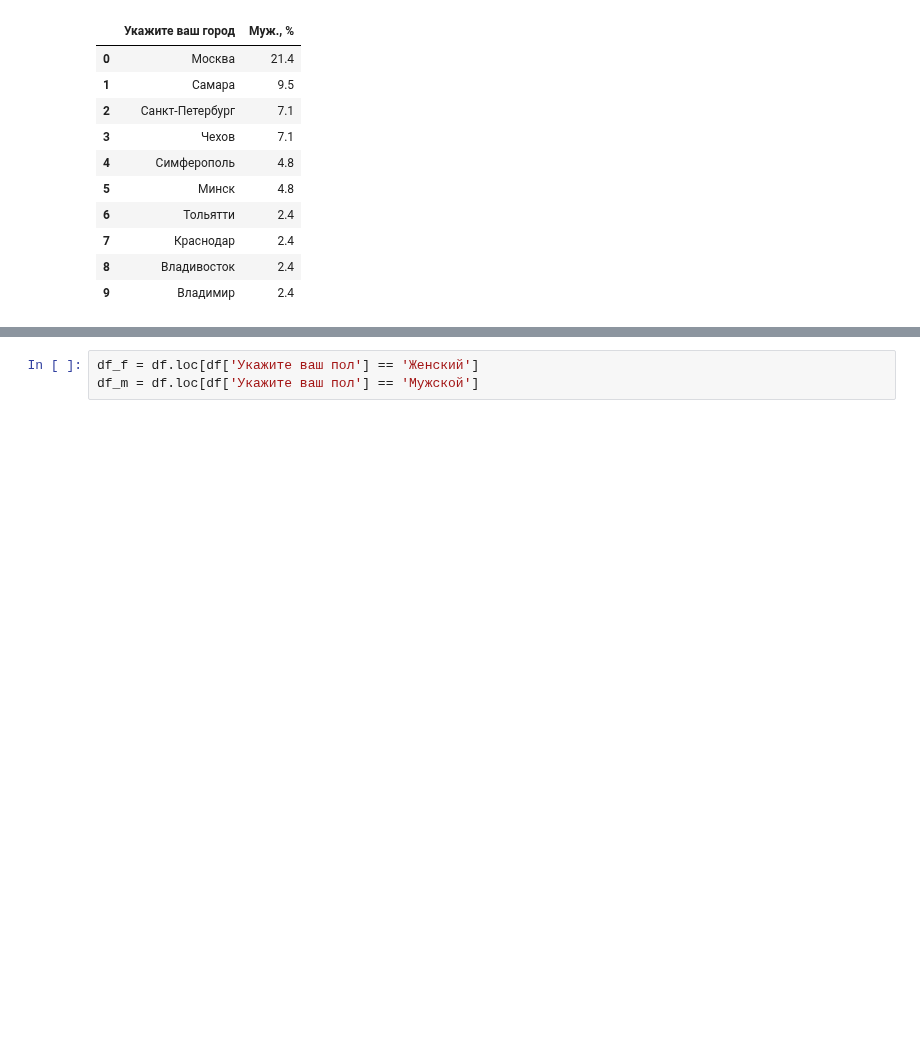
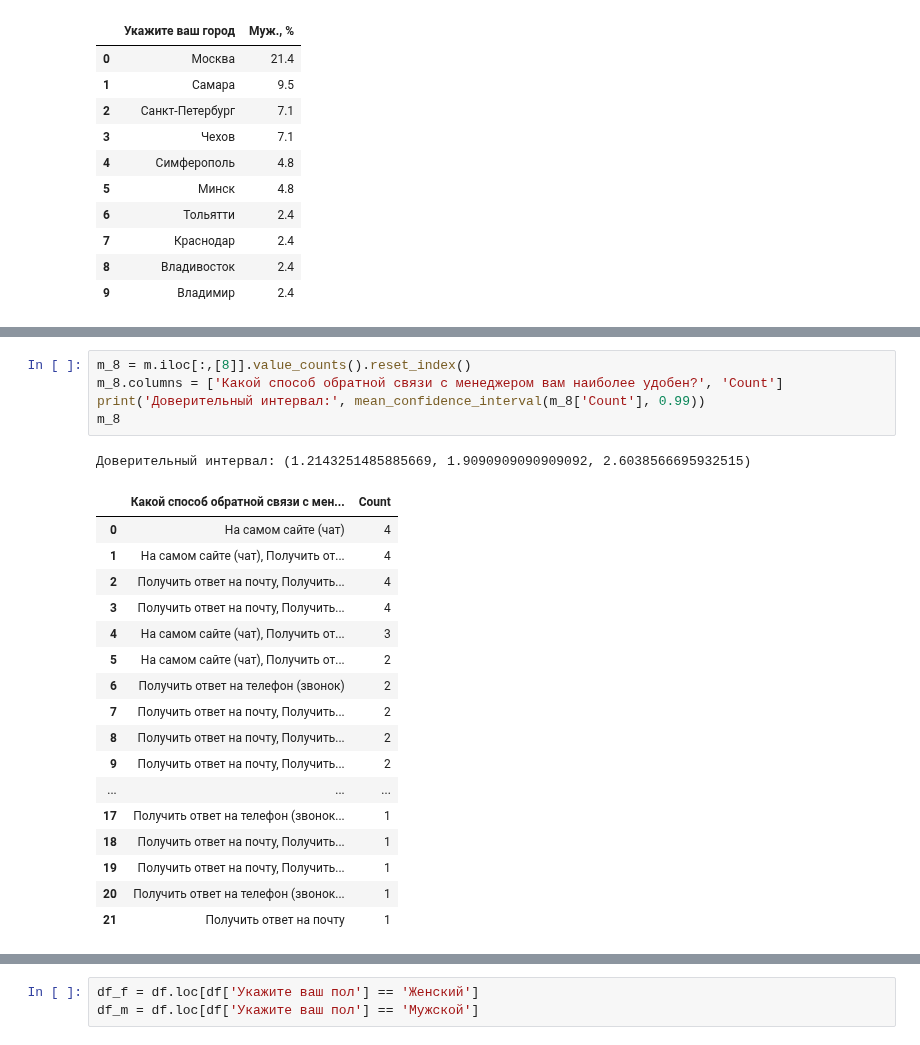
Before and after one commit to Gralex78/Home-Work-PYDA-20, a Jupyter notebook: 28_Grow/Grow.ipynb, the cells around one changed output, grey strips where cells are left out. Drawn from its saved outputs; the diff is of its cells as text; blank space fills up the shorter version.

```diff
--- a/28_Grow/Grow.ipynb
+++ b/28_Grow/Grow.ipynb
@@ -1347,0 +1724,24 @@ print('Доверительный интервал:', mean_confidence_interval(d
+# %%
+m_8 = m.iloc[:,[8]].value_counts().reset_index()
+m_8.columns = ['Какой способ обратной связи с менеджером вам наиболее удобен?', 'Count']
+print('Доверительный интервал:', mean_confidence_interval(m_8['Count'], 0.99))
+m_8
+# %% [output]
+Доверительный интервал: (1.2143251485885669, 1.9090909090909092, 2.6038566695932515)
+|  | Какой способ обратной связи с мен... | Count |
+| 0 | На самом сайте (чат) | 4 |
+| 1 | На самом сайте (чат), Получить от... | 4 |
+| 2 | Получить ответ на почту, Получить... | 4 |
+| 3 | Получить ответ на почту, Получить... | 4 |
+| 4 | На самом сайте (чат), Получить от... | 3 |
+| 5 | На самом сайте (чат), Получить от... | 2 |
+| 6 | Получить ответ на телефон (звонок) | 2 |
+| 7 | Получить ответ на почту, Получить... | 2 |
+| 8 | Получить ответ на почту, Получить... | 2 |
+| 9 | Получить ответ на почту, Получить... | 2 |
+| ... | ... | ... |
+| 17 | Получить ответ на телефон (звонок... | 1 |
+| 18 | Получить ответ на почту, Получить... | 1 |
+| 19 | Получить ответ на почту, Получить... | 1 |
+| 20 | Получить ответ на телефон (звонок... | 1 |
+| 21 | Получить ответ на почту | 1 |
```
Also changed, not shown: parts of 315 cells of this notebook.
